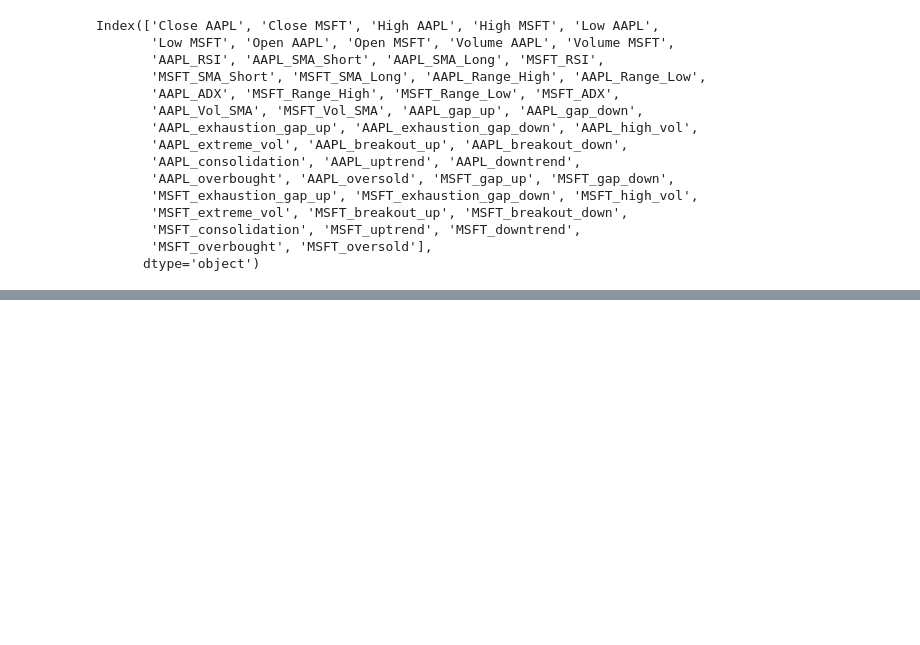
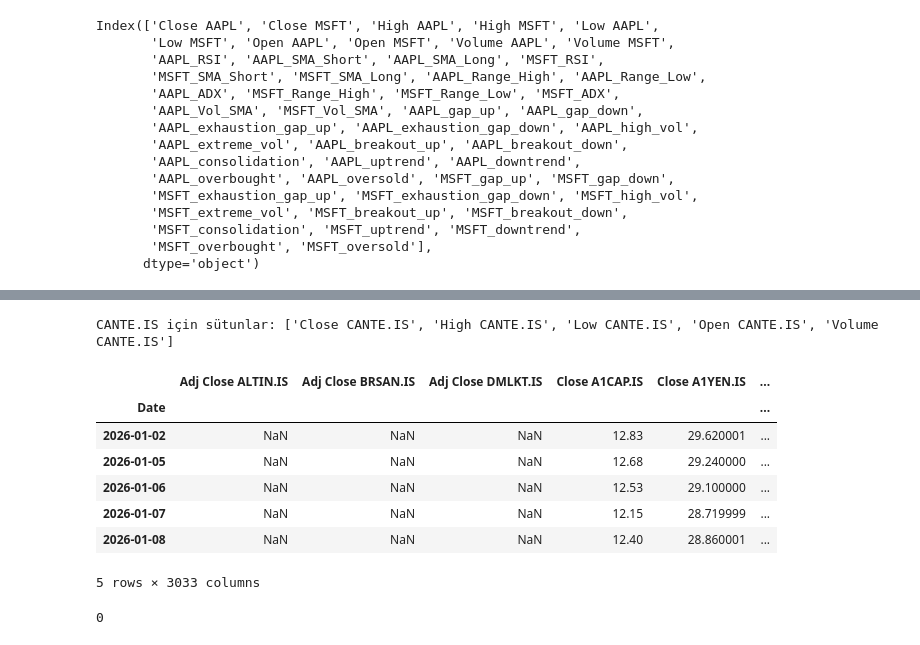
Before and after one commit to Batuhansaylam26/Algorithmic_trading, a Jupyter notebook: notebooks/project_v4.ipynb, the cells around one changed output, grey strips where cells are left out. Saved outputs shown, nothing was run; the diff lists cells and outputs as text; code cells hidden in the pictures; blank space fills up the shorter version.

```diff
--- a/notebooks/project_v4.ipynb
+++ b/notebooks/project_v4.ipynb
@@ -544,0 +622,5 @@ Index(['Close AAPL', 'Close MSFT', 'High AAPL', 'High MSFT', 'Low AAPL',
+# %%
+new_list = [f"{symbol}.IS" for symbol in list]
+# %%
+
+data_org = yf.download(new_list, start="2026-01-01", interval="1D")
@@ -544,0 +636,29 @@ Index(['Close AAPL', 'Close MSFT', 'High AAPL', 'High MSFT', 'Low AAPL',
+# %%
+data = data_org.copy()
+# %%
+if isinstance(data.columns, pd.MultiIndex):
+    data.columns = [ ' '.join(col_tuple) for col_tuple in data.columns.to_flat_index()]
+    data = data.drop(columns=[col for col in data.columns if 'Adj Close' in col], axis=1)
+    print("Adj Close sütunları kaldırıldı.")
+for ticker in new_list:
+    columns_list = [col for col in data.columns if ticker in col]
+    if 'ANTE' in ticker:
+        print(f"{ticker} için sütunlar: {columns_list}")
+    #print(f"{ticker} için sütunlar: {columns_list}")
+    if sum(data[columns_list].notna().sum().to_dict().values()) == 0:
+        print(f"Uyarı: {ticker} için veri bulunamadı ve atlanacak.")
+        new_list.remove(ticker)
+        data = data.drop(columns=columns_list, axis=1)
+# %% [output]
+CANTE.IS için sütunlar: ['Close CANTE.IS', 'High CANTE.IS', 'Low CANTE.IS', 'Open CANTE.IS', 'Volume CANTE.IS']
+# %%
+data.head()
+# %% [output]
+|  | Adj Close ALTIN.IS | Adj Close BRSAN.IS | Adj Close DMLKT.IS | Close A1CAP.IS | Close A1YEN.IS | ... |
+| Date |  |  |  |  |  | ... |
+| 2026-01-02 | NaN | NaN | NaN | 12.83 | 29.620001 | ... |
+| 2026-01-05 | NaN | NaN | NaN | 12.68 | 29.240000 | ... |
+| 2026-01-06 | NaN | NaN | NaN | 12.53 | 29.100000 | ... |
+| 2026-01-07 | NaN | NaN | NaN | 12.15 | 28.719999 | ... |
+| 2026-01-08 | NaN | NaN | NaN | 12.40 | 28.860001 | ... |
+5 rows × 3033 columns
@@ -544,0 +667,4 @@ Index(['Close AAPL', 'Close MSFT', 'High AAPL', 'High MSFT', 'Low AAPL',
+# %%
+sum(data[columns_list_2].notna().sum().to_dict().values())
+# %% [output]
+0
```
Also changed, not shown: parts of 15 cells of this notebook, 21 other files.
